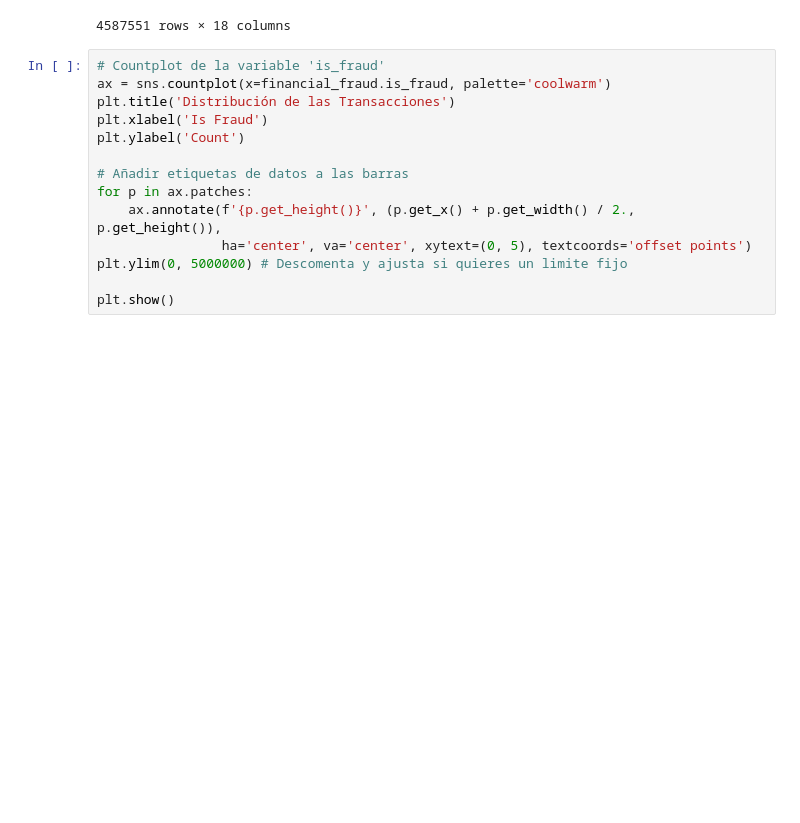
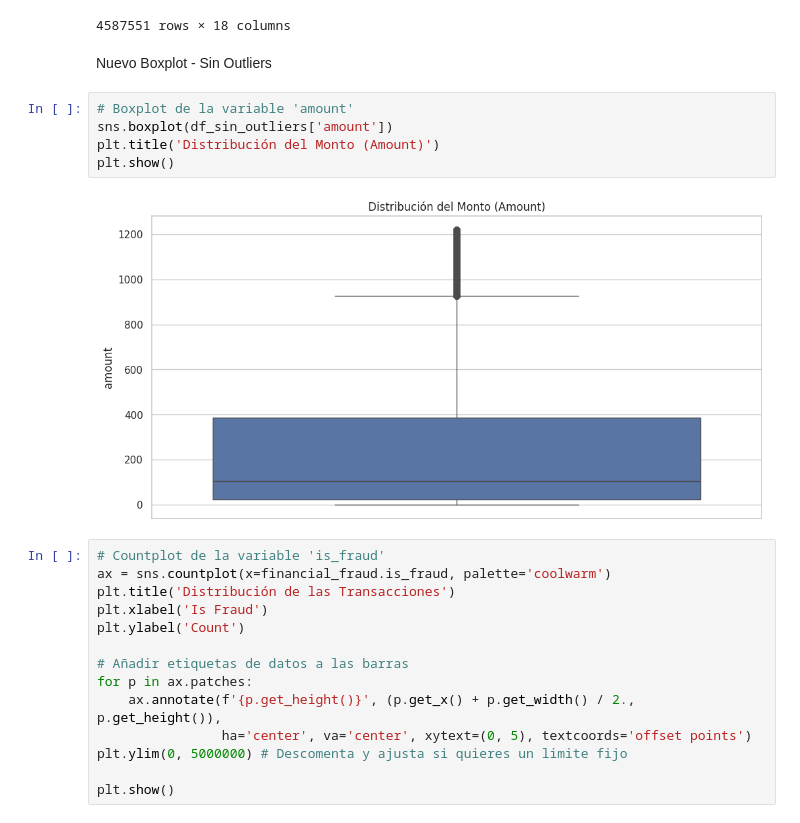
Before and after one commit to Pablo2710/ProyectoDSI, a Jupyter notebook: ProyectoDSParteI_Martinez_Pablo.ipynb, the cells around one changed output. Saved outputs shown, nothing was run; the diff lists cells and outputs as text; blank space fills up the shorter version.

```diff
--- a/ProyectoDSParteI_Martinez_Pablo.ipynb
+++ b/ProyectoDSParteI_Martinez_Pablo.ipynb
@@ -259,6 +259,15 @@ display(df_sin_outliers)
 | 4999998 | T5099998 | 2023-03-25T04:32:13.609837 | ACC984720 | ACC296935 | 376.29 | deposit | ... |
 | 4999999 | T5099999 | 2023-09-02T04:34:34.583803 | ACC120255 | ACC440137 | 7.27 | transfer | ... |
 4587551 rows × 18 columns
+# %% [markdown]
+Nuevo Boxplot - Sin Outliers
+# %%
+# Boxplot de la variable 'amount'
+sns.boxplot(df_sin_outliers['amount'])
+plt.title('Distribución del Monto (Amount)')
+plt.show()
+# %% [output]
+[figure, added]
 # %%
 # Countplot de la variable 'is_fraud'
 ax = sns.countplot(x=financial_fraud.is_fraud, palette='coolwarm')
```
Also changed, not shown: parts of 1 cell of this notebook.
